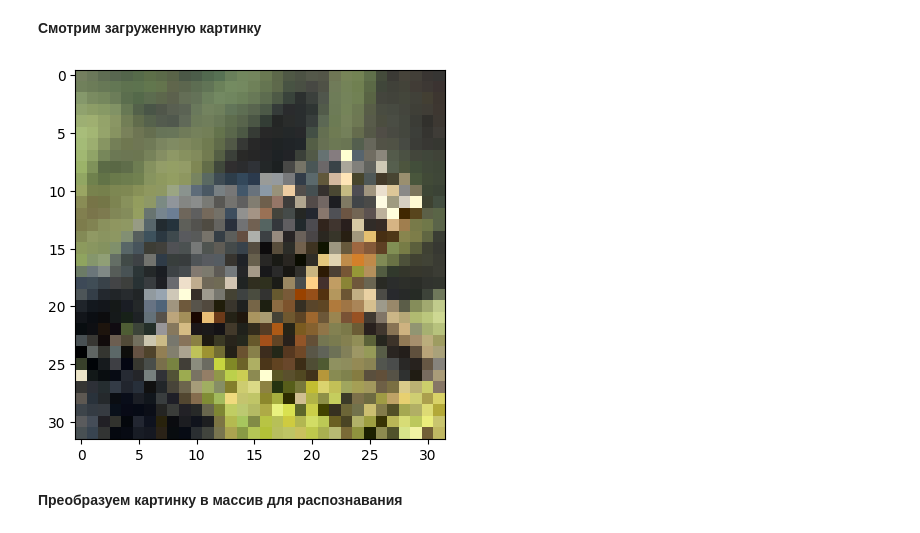
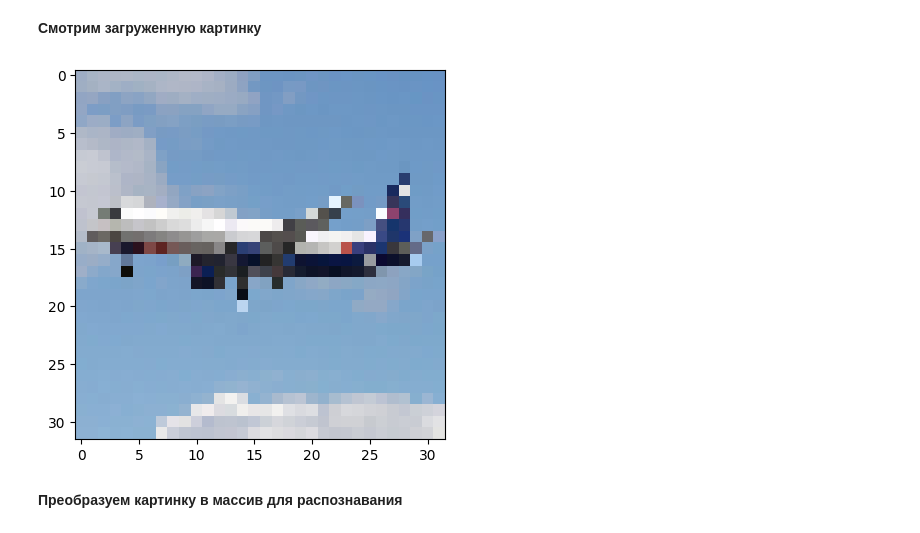
Before and after one commit to sozykin/dlpython_course, a Jupyter notebook: 02_cnn/tensorflow/cifar10.ipynb, the cells around one changed output. Saved outputs shown, nothing was run; the diff lists cells and outputs as text; code cells hidden in the pictures.

```diff
--- a/02_cnn/tensorflow/cifar10.ipynb
+++ b/02_cnn/tensorflow/cifar10.ipynb
@@ -189,12 +188,12 @@ print(classes[y_test[index][0]])
 # %% [markdown]
 **Смотрим загруженную картинку**
 # %%
-img_path = '../frog.jpg'
+img_path = '../plane.jpg'
 img = image.load_img(img_path, target_size=(32, 32))
 plt.imshow(img)
 plt.show()
 # %% [output]
-[figure, old version]
+[figure, new version]
 # %% [markdown]
 **Преобразуем картинку в массив для распознавания**
 # %%
```
Also changed, not shown: parts of 12 cells of this notebook.
